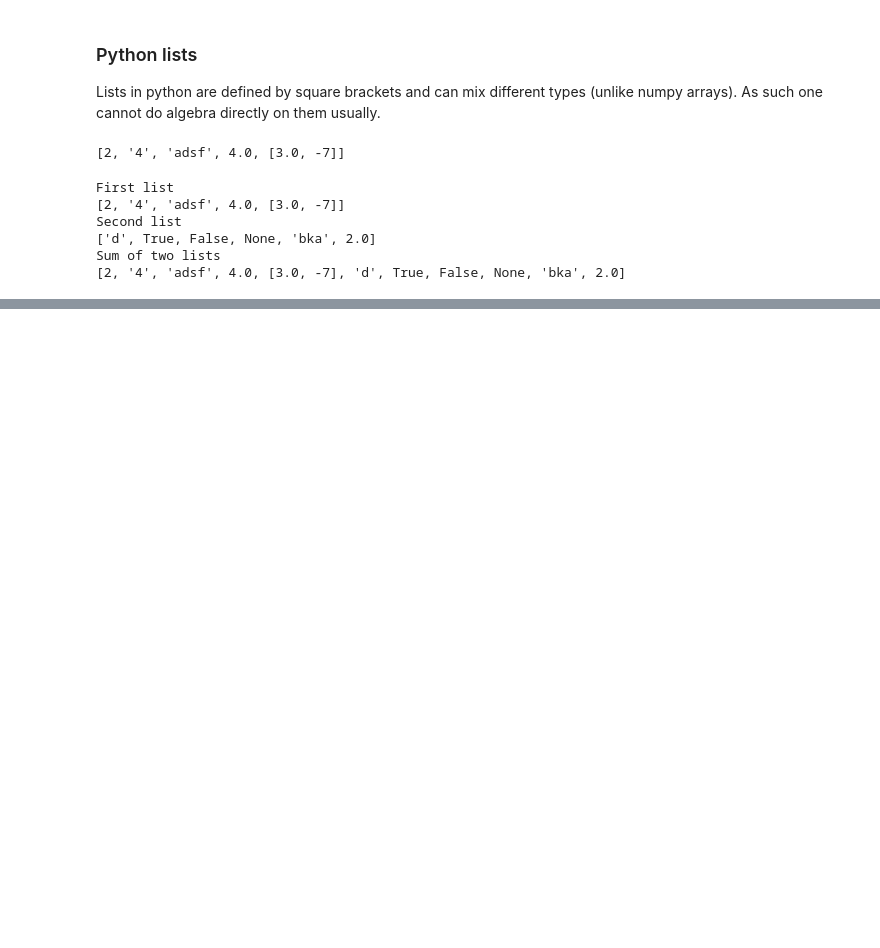
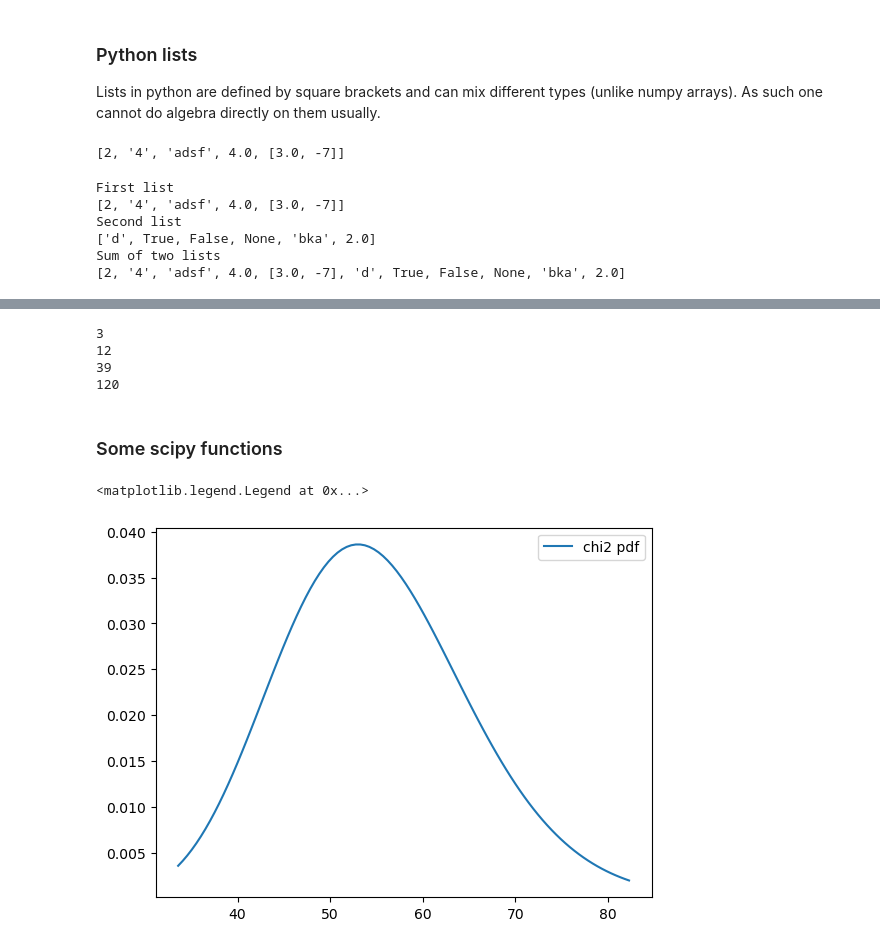
Before and after one commit to chihway/mapping_the_universe, a Jupyter notebook: Basic/Tutorial 1 - Python Basics.ipynb, the cells around one changed output, grey strips where cells are left out. Cells and saved outputs as stored; diff of their text form; code cells hidden in the pictures; blank space fills up the shorter version.

```diff
--- a/Basic/Tutorial 1 - Python Basics.ipynb
+++ b/Basic/Tutorial 1 - Python Basics.ipynb
@@ -284,0 +309,27 @@ def sum_two(a, b):
+# %%
+X = 0
+while X<100:
+    X = sum_three(X, X+1, X+2)
+    print(X)
+# %% [output]
+3
+12
+39
+120
+# %% [markdown]
+### Some scipy functions
+# %%
+# plot a chi2 distribution
+from scipy.stats import chi2
+
+df = 55
+mean, var, skew, kurt = chi2.stats(df, moments='mvsk')
+
+x = np.linspace(chi2.ppf(0.01, df),
+                chi2.ppf(0.99, df), 100)
+
+plt.plot(x, chi2.pdf(x, df), label='chi2 pdf')
+plt.legend()
+# %% [output]
+<matplotlib.legend.Legend at 0x...>
+[figure, added]
```
Also changed, not shown: parts of 12 cells of this notebook.
